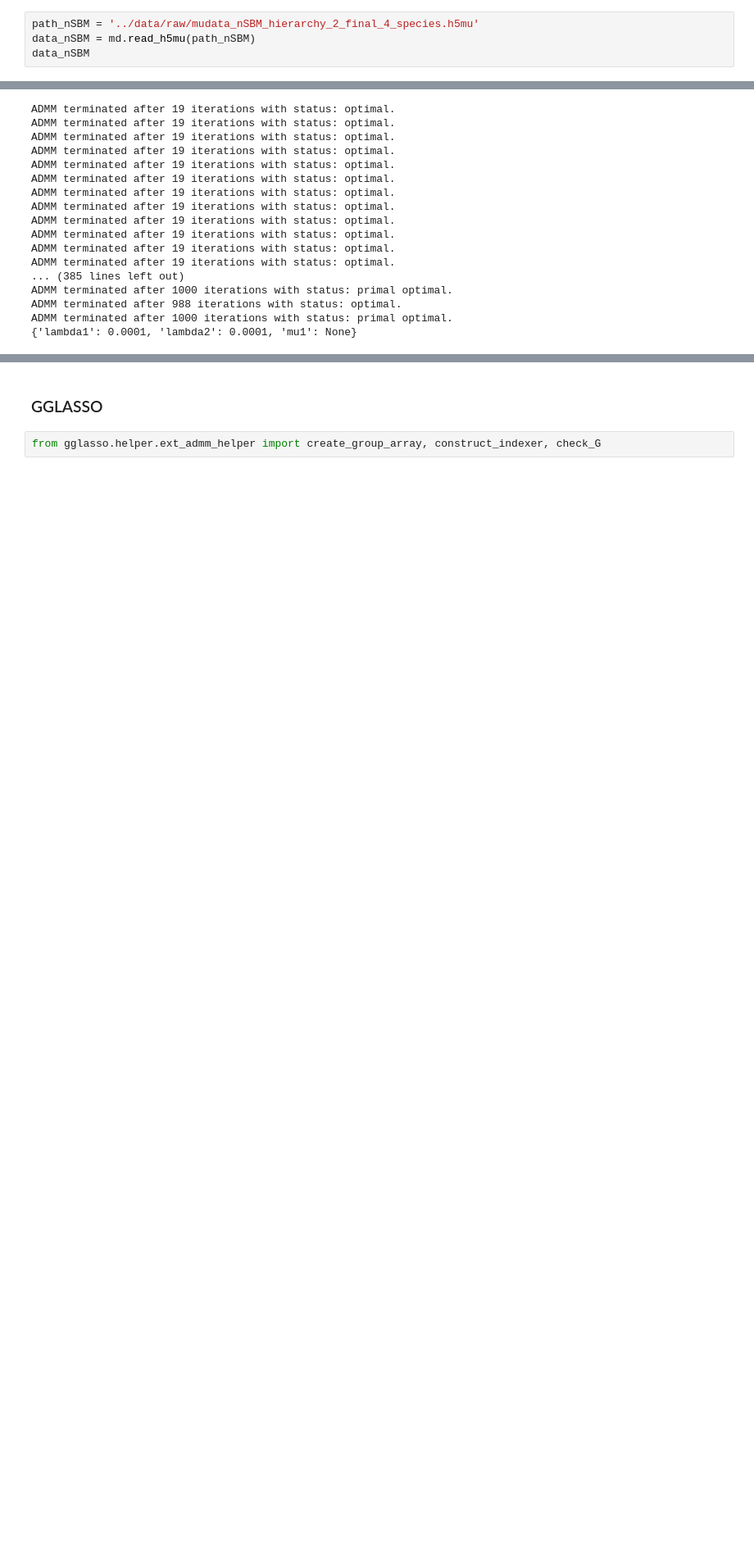
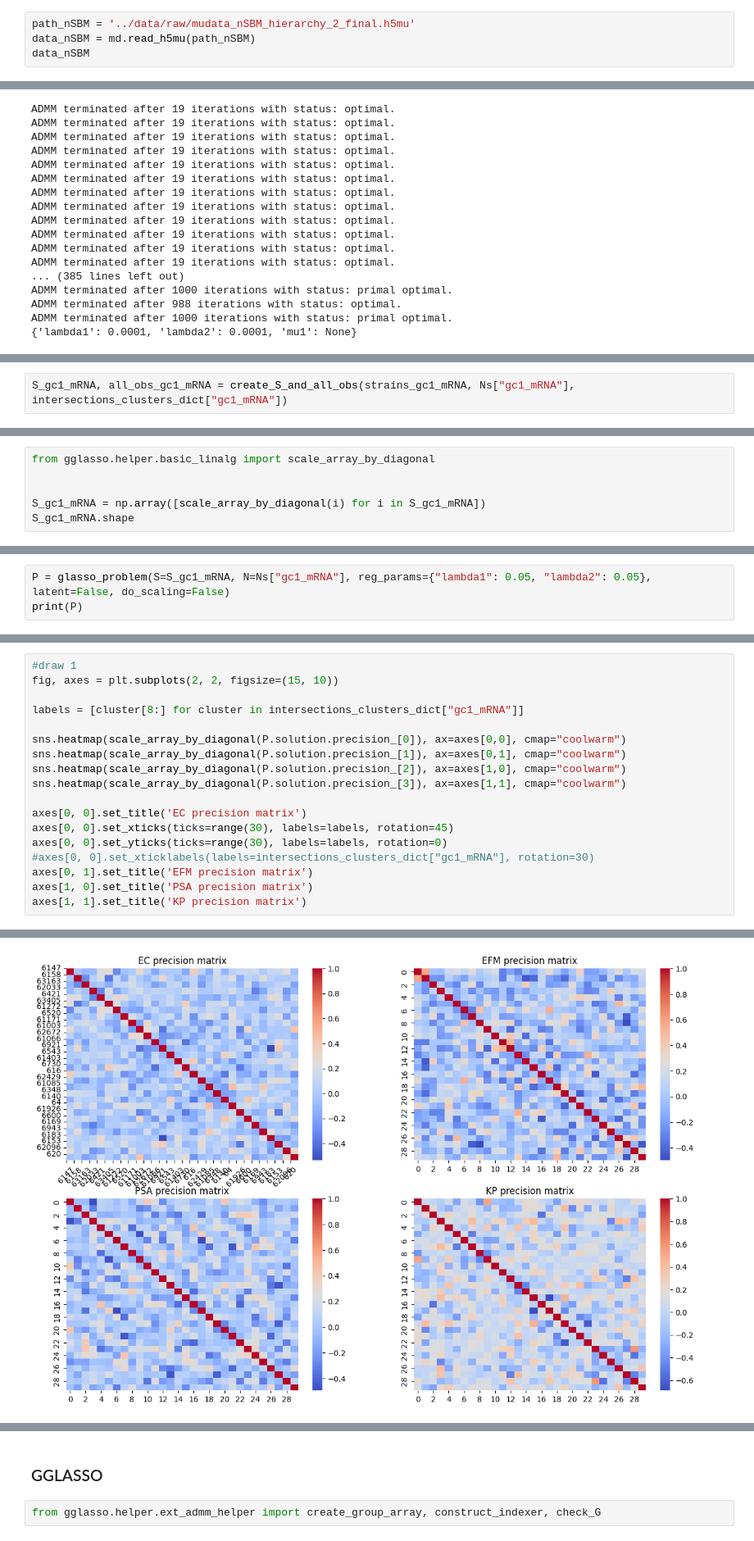
Before and after one commit to leuschjanphilipp/BacDrop-ggi, a Jupyter notebook: notebooks/03_mRNA_ggl.ipynb, the cells around one changed output, grey strips where cells are left out. Shown at 82% size. Cells and saved outputs as stored; diff of their text form; blank space fills up the shorter version.

```diff
--- a/notebooks/03_mRNA_ggl.ipynb
+++ b/notebooks/03_mRNA_ggl.ipynb
@@ -83,7 +83,7 @@ Dimensions of gc1_rRNA sets:  [(2446, 41), (4456, 43), (146, 39), (680, 43)]
 # %% [markdown]
 Load the initial dataset containing the protein cluster information such that we can convert genes to protein clusters later on
 # %%
-path_nSBM = '../data/raw/mudata_nSBM_hierarchy_2_final_4_species.h5mu'
+path_nSBM = '../data/raw/mudata_nSBM_hierarchy_2_final.h5mu'
 data_nSBM = md.read_h5mu(path_nSBM)
 data_nSBM
 # %% [output]
@@ -248,0 +253,2 @@ Text(0.5, 1.0, 'KP precision matrix')
+# %%
+S_gc1_mRNA, all_obs_gc1_mRNA = create_S_and_all_obs(strains_gc1_mRNA, Ns["gc1_mRNA"], intersections_clusters_dict["gc1_mRNA"])
@@ -248,0 +292,6 @@ Text(0.5, 1.0, 'KP precision matrix')
+# %%
+from gglasso.helper.basic_linalg import scale_array_by_diagonal
+
+
+S_gc1_mRNA = np.array([scale_array_by_diagonal(i) for i in S_gc1_mRNA])
+S_gc1_mRNA.shape
@@ -248,0 +300,3 @@ Text(0.5, 1.0, 'KP precision matrix')
+# %%
+P = glasso_problem(S=S_gc1_mRNA, N=Ns["gc1_mRNA"], reg_params={"lambda1": 0.05, "lambda2": 0.05}, latent=False, do_scaling=False)
+print(P)
@@ -248,0 +336,19 @@ Text(0.5, 1.0, 'KP precision matrix')
+# %%
+#draw 1
+fig, axes = plt.subplots(2, 2, figsize=(15, 10))
+
+labels = [cluster[8:] for cluster in intersections_clusters_dict["gc1_mRNA"]]
+
+sns.heatmap(scale_array_by_diagonal(P.solution.precision_[0]), ax=axes[0,0], cmap="coolwarm")
+sns.heatmap(scale_array_by_diagonal(P.solution.precision_[1]), ax=axes[0,1], cmap="coolwarm")
+sns.heatmap(scale_array_by_diagonal(P.solution.precision_[2]), ax=axes[1,0], cmap="coolwarm")
+sns.heatmap(scale_array_by_diagonal(P.solution.precision_[3]), ax=axes[1,1], cmap="coolwarm")
+
+axes[0, 0].set_title('EC precision matrix')
+axes[0, 0].set_xticks(ticks=range(30), labels=labels, rotation=45)
+axes[0, 0].set_yticks(ticks=range(30), labels=labels, rotation=0)
+#axes[0, 0].set_xticklabels(labels=intersections_clusters_dict["gc1_mRNA"], rotation=30)
+axes[0, 1].set_title('EFM precision matrix')
+axes[1, 0].set_title('PSA precision matrix')
+axes[1, 1].set_title('KP precision matrix')
+# %% [output]
@@ -248,0 +356 @@ Text(0.5, 1.0, 'KP precision matrix')
+[figure, added]
```
Also changed, not shown: parts of 17 cells of this notebook, 1 other file.
